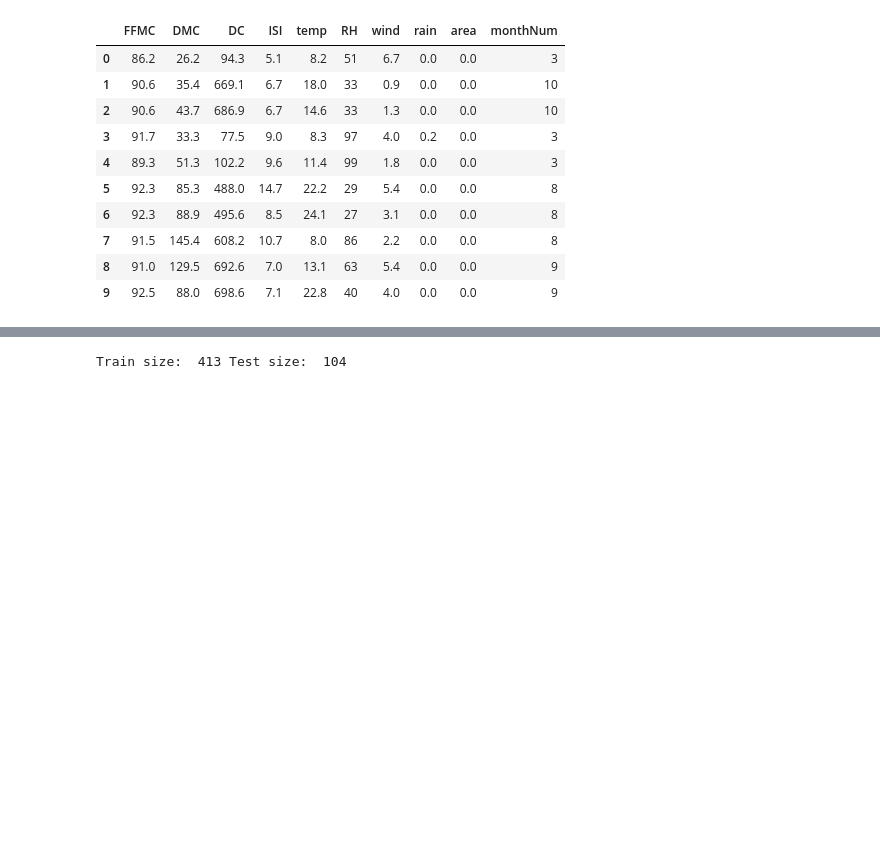
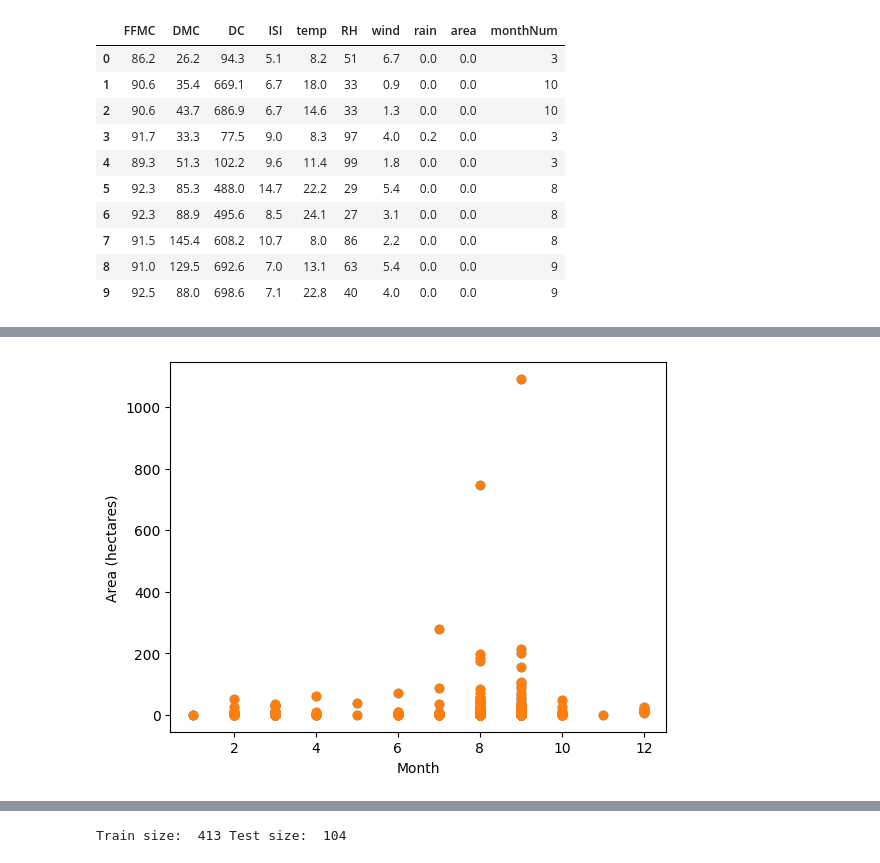
Before and after one commit to krh5284/capstone, a Jupyter notebook: forest_fire_model.ipynb, the cells around one changed output, grey strips where cells are left out. Cells and saved outputs as stored; diff of their text form; code cells hidden in the pictures; blank space fills up the shorter version.

Commit message:
Scatter Plots

```diff
--- a/forest_fire_model.ipynb
+++ b/forest_fire_model.ipynb
@@ -142,3 +142,14 @@ corr.style.background_gradient(cmap='coolwarm')
 | rain | 0.056702 | 0.074790 | 0.035861 | 0.067668 | 0.069491 | 0.099751 | 0.061119 | 1.000000 | -0.007366 | 0.013438 |
 | area | 0.040122 | 0.072994 | 0.049383 | 0.008258 | 0.097844 | -0.075519 | 0.012317 | -0.007366 | 1.000000 | 0.056496 |
 | monthNum | 0.291477 | 0.466645 | 0.868698 | 0.186597 | 0.368842 | -0.095280 | -0.086368 | 0.013438 | 0.056496 | 1.000000 |
+# %%
+monthNum = df['monthNum']
+area = df['area']
+
+plt.scatter(monthNum, area)
+plt.scatter(monthNum, area)
+plt.xlabel('Month')
+plt.ylabel('Area (hectares)')
+plt.show()
+# %% [output]
+[figure, added]
```
Also changed, not shown: parts of 6 cells of this notebook.
